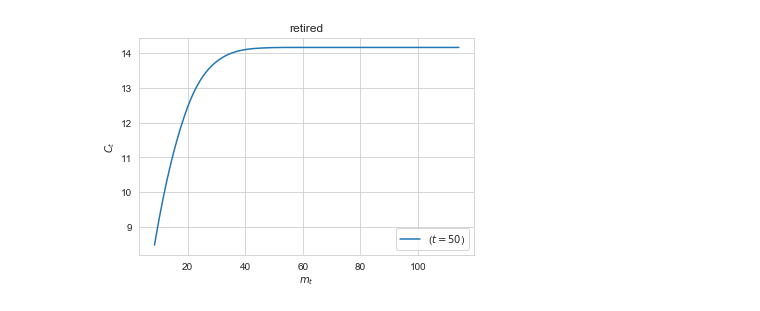
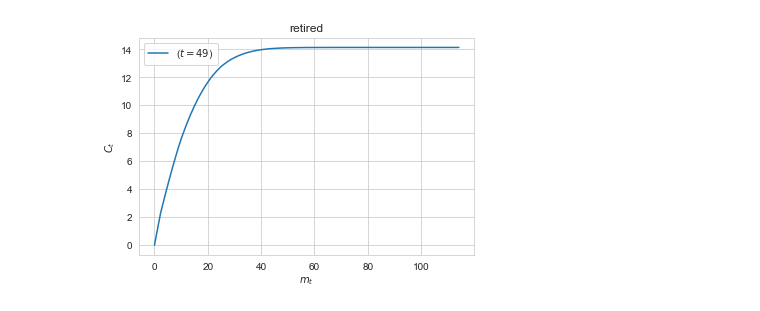
Before and after one commit to mathiassunesen/Speciale_retirement, a Jupyter notebook: Main/Frederik.ipynb, the cells around one changed output. Drawn from its saved outputs; the diff is of its cells as text; code cells hidden in the pictures.

```diff
--- a/Main/Frederik.ipynb
+++ b/Main/Frederik.ipynb
@@ -56,4 +84,4 @@ figs.cons_choice(model,[19,18,17,16,15,14],choice='retire')
 # %%
-figs.cons_choice(model,[model.par.T-4],choice='retire')
+figs.cons_choice(model,[model.par.T-5],choice='retire')
 # %% [output]
-[figure, old version]
+[figure, new version]
```
Also changed, not shown: parts of 19 cells of this notebook, 4 other files.
